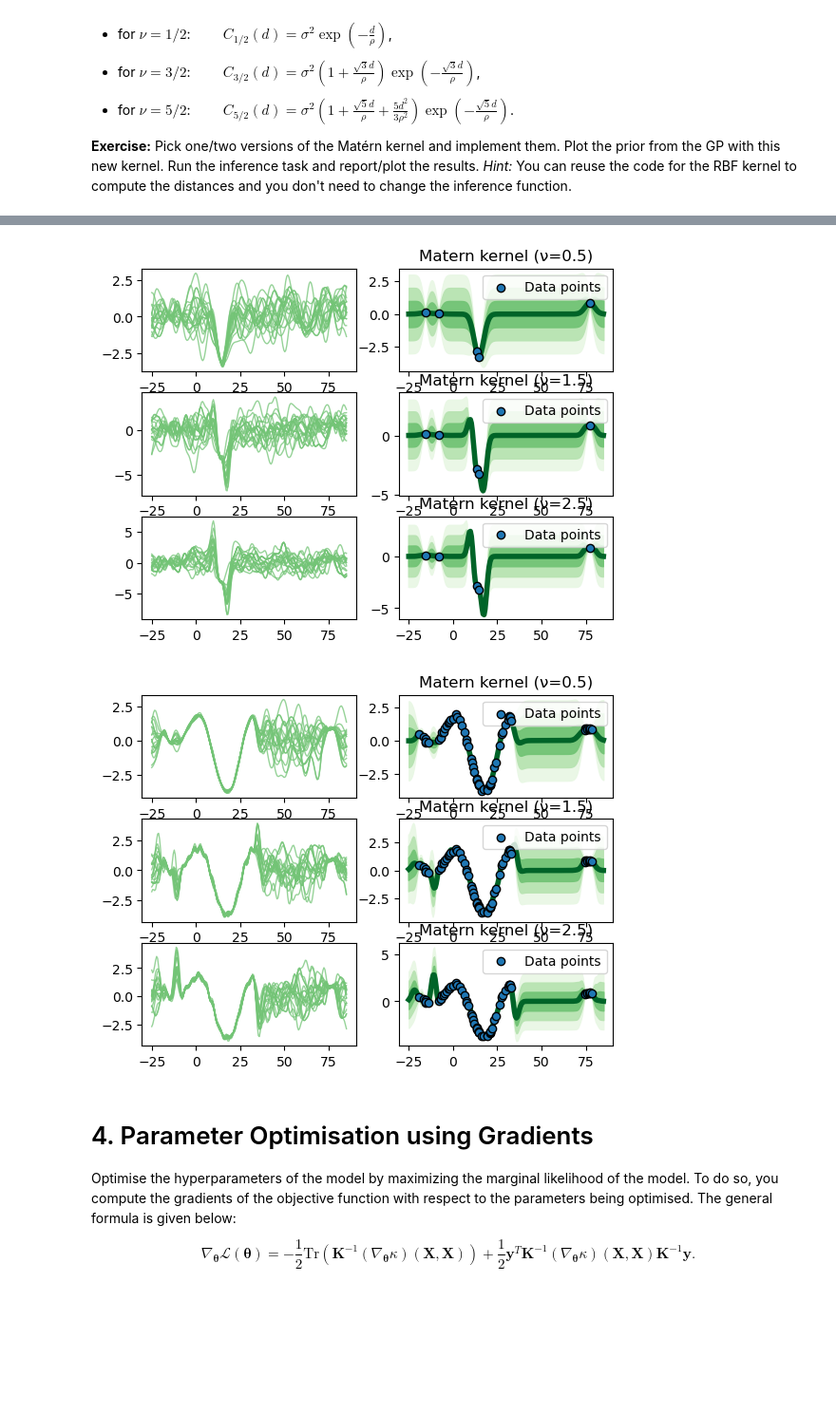
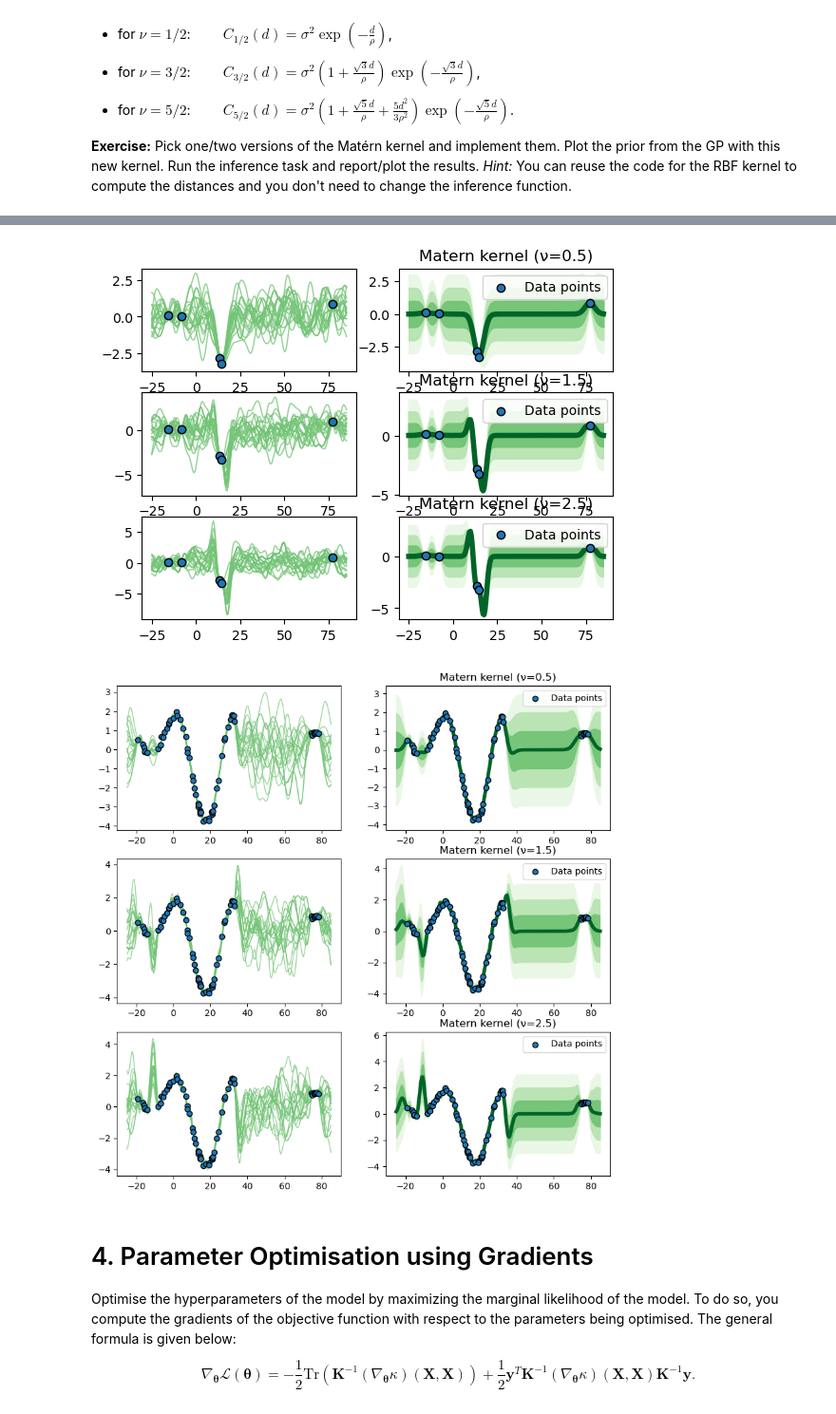
Before and after one commit to Michele2301/asi-labs, a Jupyter notebook: lab_week2-public/Gaussian_Process_Regression.ipynb, the cells around one changed output, grey strips where cells are left out. Shown at 95% size. Cells and saved outputs as stored; diff of their text form; code cells hidden in the pictures; blank space fills up the shorter version.

```diff
--- a/lab_week2-public/Gaussian_Process_Regression.ipynb
+++ b/lab_week2-public/Gaussian_Process_Regression.ipynb
@@ -321,18 +337,18 @@ Try to change the kernel parameters (lengthscale and variance). Plot the posteri
 # %%
  # @@ COMPLETE @@ #
 var=[10,100]
-length=[1,100]
-fig, axs = plt.subplots(2, 2, figsize=[10, 6], sharey=True)
+length=[5,100]
+fig, axs = plt.subplots(4, 2, figsize=[10, 10])
 for i in range(2):
     for j in range(2):
-        params = {"lengthscale": length[i], "variance": var[j]}
+        params = {"lengthscale": length[j], "variance": var[i]}
         f_mean, f_cov = predict_f_posterior(params, rbf_kernel, X, y, Xt)
         samples=np.random.multivariate_normal(f_mean,f_cov,50)
-        plot_samples(Xt, samples, palette="Oranges", ax=axs[i,j])
-        plot_data(X, y, axs[i,j])
-        plot_gp(Xt, f_mean, f_cov, ax=axs[i,j], palette="Oranges")
-        plot_data(X, y, axs[i,j])
-        axs[i,j].set_ylim(-20,20)
-        axs[i,j].legend()
-        axs[i,j].set_title(f"lenghtscale={length[i]}, variance={var[j]}")
+        plot_samples(Xt, samples, palette="Oranges", ax=axs[2*i+j,0])
+        plot_data(X, y, axs[2*i+j,0])
+        plot_gp(Xt, f_mean, f_cov, ax=axs[2*i+j,1], palette="Oranges")
+        plot_data(X, y, axs[2*i+j,1])
+        axs[2*i+j,0].set_ylim(-20,20)
+        axs[2*i+j,0].legend()
+        axs[2*i+j,0].set_title(f"lenghtscale={length[j]}, variance={var[i]}")
 # %% [output]
@@ -452,16 +468,16 @@ def matern_kernel(params, X1, X2):
     nu = params["nu"]
     dist = cdist(X1, X2)
     if nu == 1.5:
-        kernel_value = variance * (1 + np.sqrt(3) * dist / lengthscale) * jnp.exp(-np.sqrt(3) * dist / lengthscale)
+        kernel_value = variance * (1 + jnp.sqrt(3) * dist / lengthscale) * jnp.exp(-jnp.sqrt(3) * dist / lengthscale)
     elif nu == 2.5:
-        kernel_value = variance * (1 + np.sqrt(5) * dist / lengthscale + 5 * dist ** 2 / (3 * lengthscale ** 2)) * jnp.exp(-np.sqrt(5) * dist / lengthscale)
+        kernel_value = variance * (1 + jnp.sqrt(5) * dist / lengthscale + 5 * dist ** 2 / (3 * lengthscale ** 2)) * jnp.exp(-jnp.sqrt(5) * dist / lengthscale)
     elif nu == 0.5:
         kernel_value = variance * jnp.exp(-dist / lengthscale)
     else:
         raise ValueError("Invalid value for nu")
     return kernel_value
 # %%
-fig, ax = plt.subplots(3, 2)
+fig, ax = plt.subplots(3, 2, figsize=[10, 10])
 for i,nu in enumerate([0.5, 1.5, 2.5]):
     params = {"lengthscale": 15.0, "variance": 1.0, "nu": nu}
     K = matern_kernel(params, X, X)
@@ -482,6 +498,7 @@ for i,nu in enumerate([0.5, 1.5, 2.5]):
     f_mean, f_cov = predict_f_posterior(params, matern_kernel, Xtr, ytr, Xt)
     samples=np.random.multivariate_normal(f_mean,f_cov,50)
     plot_samples(Xt, samples, ax=ax[i][0])
+    plot_data(Xtr, ytr, ax=ax[i][0])
     plot_gp(Xt, f_mean, f_cov, ax=ax[i][1])
     plot_data(Xtr, ytr, ax=ax[i][1])
     ax[i][1].legend()
@@ -489,33 +506,34 @@ for i,nu in enumerate([0.5, 1.5, 2.5]):
 
 plt.show()
 # %% [output]
-[figure, old version]
+[figure, new version]
 # %%
 # @@ COMPLETE @@ #
 def predict_f_posterior_old_fashion(params, kernel_fn, X, y, Xt, sn2=0.01):
      # @@ COMPLETE @@ #
     K = kernel_fn(params, X, X)
     K_mix = kernel_fn(params, Xt, X)
     K_star = kernel_fn(params, Xt, Xt)
     inv_term = jnp.linalg.inv(K + sn2 * jnp.identity(X.shape[0]))
     fmean =  K_mix @ inv_term @ y # @@ COMPLETE @@ #
     fcov =  K_star - K_mix @ inv_term @ K_mix.T# @@ COMPLETE @@ #
     return fmean, fcov
 
-fig, ax = plt.subplots(3, 2)
+fig, ax = plt.subplots(3, 2, figsize=[10, 10])
 for i,nu in enumerate([0.5, 1.5, 2.5]):
     params = {"lengthscale": 15.0, "variance": 1.0, "nu": nu}
     f_mean, f_cov = predict_f_posterior_old_fashion(params, matern_kernel, X, y, Xt)
     samples=np.random.multivariate_normal(f_mean,f_cov,50)
     plot_samples(Xt, samples, ax=ax[i][0])
+    plot_data(X, y, ax=ax[i][0])
     plot_gp(Xt, f_mean, f_cov, ax=ax[i][1])
     plot_data(X, y, ax=ax[i][1])
     ax[i][1].legend()
     ax[i][1].set_title(f"Matern kernel (ν={nu})")
 
 plt.show()
 # %% [output]
-[figure, old version]
+[figure, new version]
 # %% [markdown]
 # 4. Parameter Optimisation using Gradients
 
```
Also changed, not shown: parts of 8 cells of this notebook.
